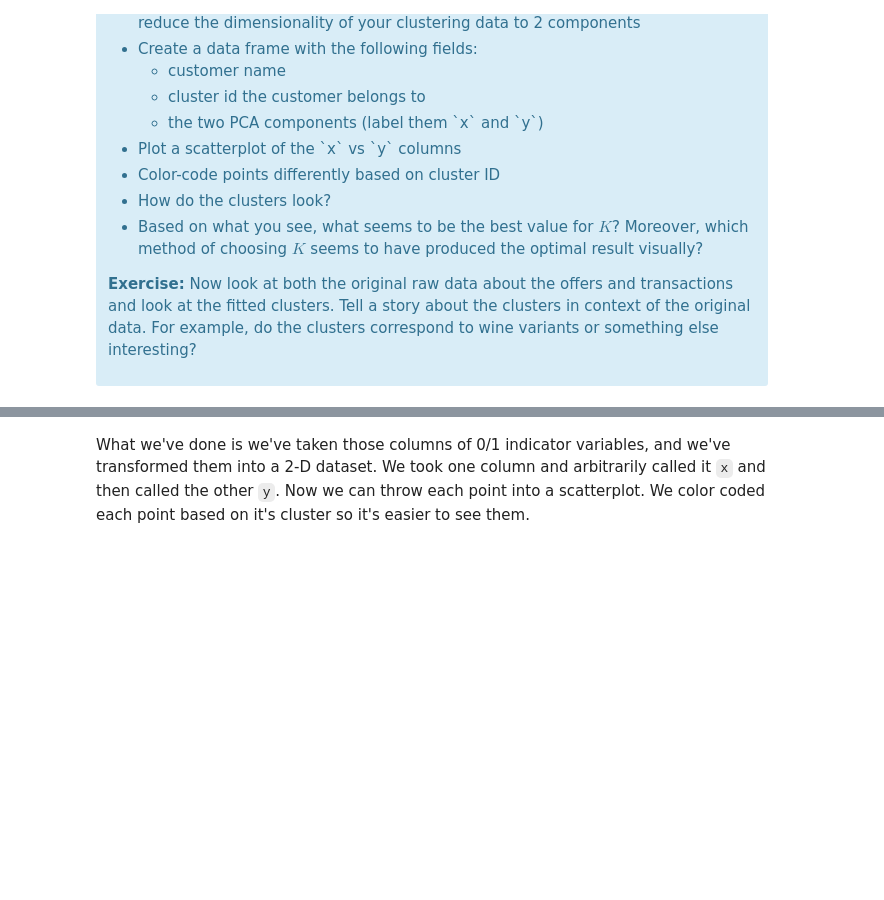
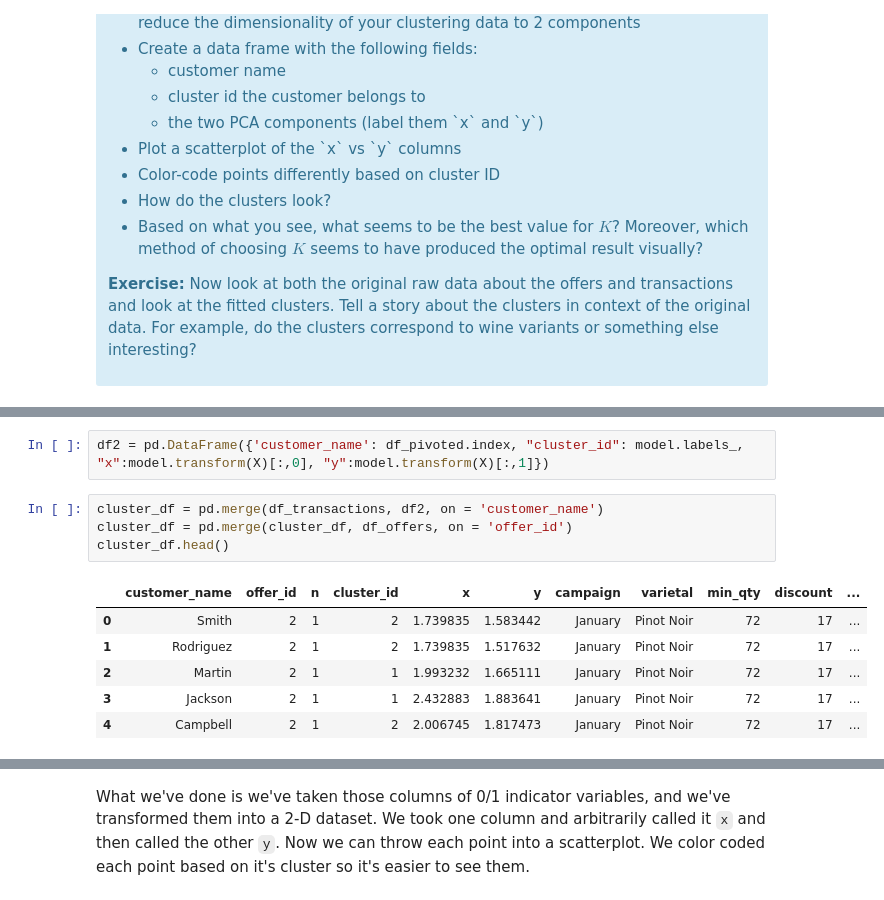
Before and after one commit to malakmosly/Springboard, a Jupyter notebook: Clustering Case Study/Clustering Case Study - Customer Segmentation with K-Means - Tier 3.ipynb, the cells around one changed output, grey strips where cells are left out. Cells and saved outputs as stored; diff of their text form; blank space fills up the shorter version.

Commit message:
K Means Clustering Case Study - Customer Segmentation Modified

```diff
--- a/Clustering Case Study/Clustering Case Study - Customer Segmentation with K-Means - Tier 3.ipynb
+++ b/Clustering Case Study/Clustering Case Study - Customer Segmentation with K-Means - Tier 3.ipynb
@@ -370,0 +377,13 @@ plt.scatter(pc1, pc2, c=cluster_assignments.tolist(), cmap=cmap)
+# %%
+df2 = pd.DataFrame({'customer_name': df_pivoted.index, "cluster_id": model.labels_, "x":model.transform(X)[:,0], "y":model.transform(X)[:,1]})
+# %%
+cluster_df = pd.merge(df_transactions, df2, on = 'customer_name')
+cluster_df = pd.merge(cluster_df, df_offers, on = 'offer_id')
+cluster_df.head()
+# %% [output]
+|  | customer_name | offer_id | n | cluster_id | x | y | campaign | varietal | min_qty | discount | ... |
+| 0 | Smith | 2 | 1 | 2 | 1.739835 | 1.583442 | January | Pinot Noir | 72 | 17 | ... |
+| 1 | Rodriguez | 2 | 1 | 2 | 1.739835 | 1.517632 | January | Pinot Noir | 72 | 17 | ... |
+| 2 | Martin | 2 | 1 | 1 | 1.993232 | 1.665111 | January | Pinot Noir | 72 | 17 | ... |
+| 3 | Jackson | 2 | 1 | 1 | 2.432883 | 1.883641 | January | Pinot Noir | 72 | 17 | ... |
+| 4 | Campbell | 2 | 1 | 2 | 2.006745 | 1.817473 | January | Pinot Noir | 72 | 17 | ... |
```
Also changed, not shown: parts of 9 cells of this notebook.
